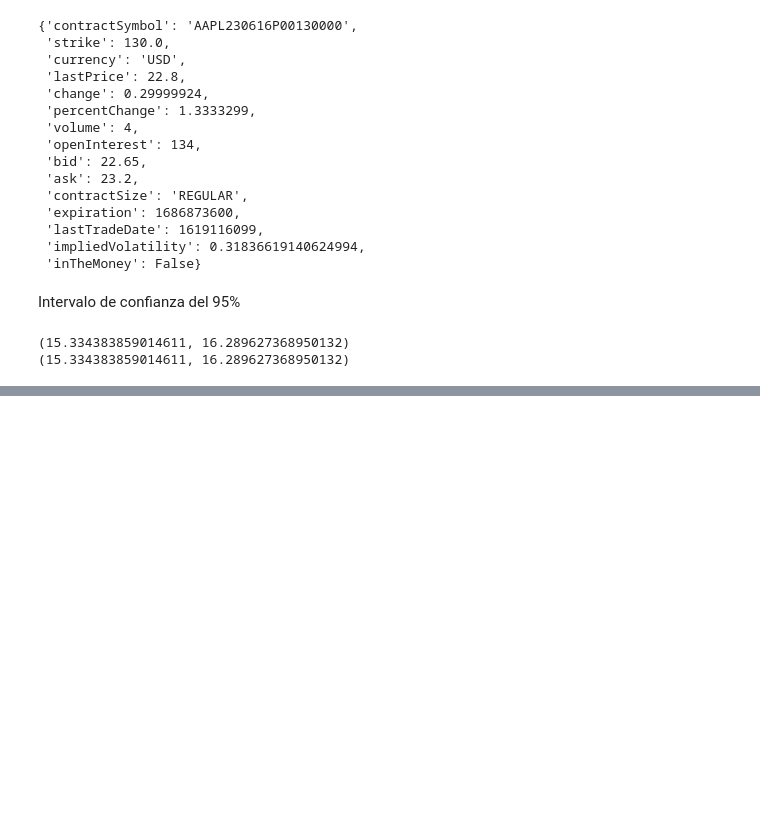
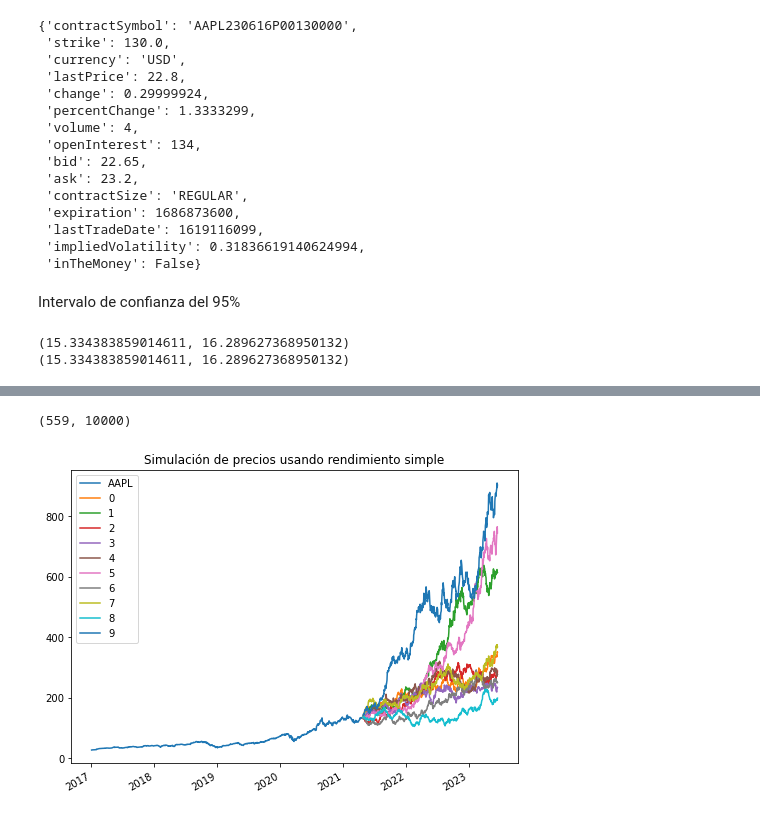
Before and after one commit to Aranzazu-R/Tarea9y10_HectorChavez_AranzazuRendon, a Jupyter notebook: Tarea9_Hector_Aranzazu.ipynb, the cells around one changed output, grey strips where cells are left out. Cells and saved outputs as stored; diff of their text form; code cells hidden in the pictures; blank space fills up the shorter version.

```diff
--- a/Tarea9_Hector_Aranzazu.ipynb
+++ b/Tarea9_Hector_Aranzazu.ipynb
@@ -796,0 +860,4 @@ print(i1)
+# %%
+i_opt= indice_opt.index
+opcion_valuar = aapl_opt.loc[i_opt[0]]
+opcion_valuar['JSON']
@@ -796,0 +909,7 @@ print(i1)
+# %%
+# Obtenemos el rendimiento simple
+Ri = closes_aapl.pct_change(1).iloc[1:]
+# Obtenemos su media y desviación estándar de los rendimientos
+mu_R = Ri.mean()[0]
+sigma_R = Ri.std()[0]
+Ri
@@ -796,0 +931,33 @@ print(i1)
+# %%
+# Encontrar la fecha de hoy en fomato timestamp
+today = pd.to_datetime(date.today())
+
+# Obtener fecha de cierre de la opción a valuar
+expiry = opcion_valuar.Expiry
+
+# Cantidad de escenarios
+nscen = 10000
+
+# Generar rangos de fechas de días hábiles
+dates = pd.date_range(today, expiry, freq='B')
+ndays = len(dates)
+# %%
+# Rendimiento diario
+dt = 1
+# Z ~ N(0,1) normal estándar (ndays, nscen)
+Z = np.random.randn(ndays, nscen)
+
+# Simulación normal de los rendimientos
+Ri_dt = pd.DataFrame(Z * sigma_R * np.sqrt(dt) + mu_R * dt, index = dates)
+Ri_dt.shape
+#559 días a simular, 10000 escenarios
+# %% [output]
+(559, 10000)
+# %%
+# Spot Price
+S0 = opcion_valuar.Underlying_Price
+S_T = S0*(1+Ri_dt).cumprod()
+pd.concat([closes_aapl, S_T.iloc[:, :10]]).plot(figsize=(8,6))
+plt.title('Simulación de precios usando rendimiento simple');
+# %% [output]
+[figure, added]
```
Also changed, not shown: parts of 55 cells of this notebook.
